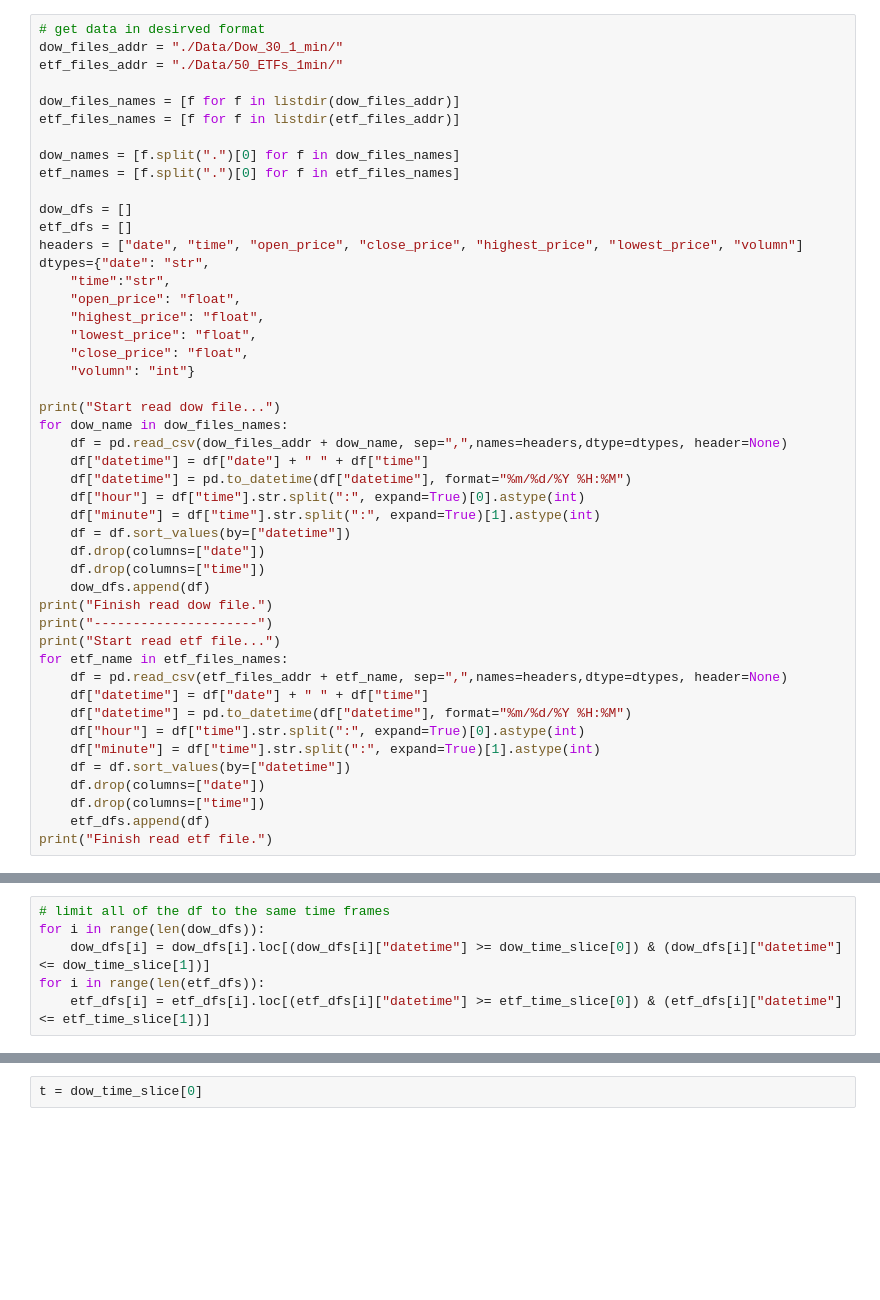
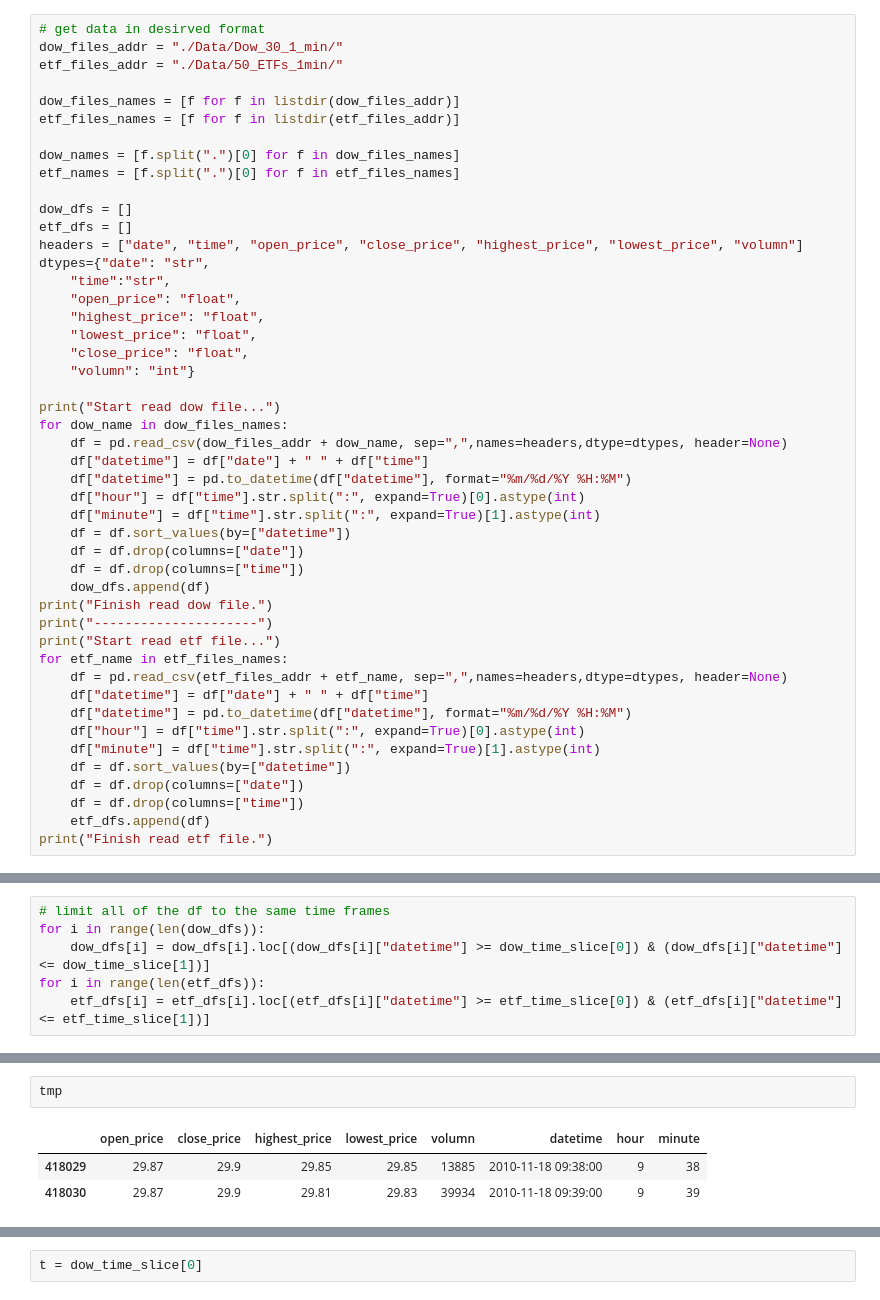
Before and after one commit to troyyxk/correlation_gcn_lstm_prediction, a Jupyter notebook: main.ipynb, the cells around one changed output, grey strips where cells are left out. Drawn from its saved outputs; the diff is of its cells as text; blank space fills up the shorter version.

```diff
--- a/main.ipynb
+++ b/main.ipynb
@@ -34,8 +34,8 @@ for dow_name in dow_files_names:
     df["hour"] = df["time"].str.split(":", expand=True)[0].astype(int)
     df["minute"] = df["time"].str.split(":", expand=True)[1].astype(int)
     df = df.sort_values(by=["datetime"])
-    df.drop(columns=["date"])
-    df.drop(columns=["time"])
+    df = df.drop(columns=["date"])
+    df = df.drop(columns=["time"])
     dow_dfs.append(df)
 print("Finish read dow file.")
 print("---------------------")
@@ -47,8 +47,8 @@ for etf_name in etf_files_names:
     df["hour"] = df["time"].str.split(":", expand=True)[0].astype(int)
     df["minute"] = df["time"].str.split(":", expand=True)[1].astype(int)
     df = df.sort_values(by=["datetime"])
-    df.drop(columns=["date"])
-    df.drop(columns=["time"])
+    df = df.drop(columns=["date"])
+    df = df.drop(columns=["time"])
     etf_dfs.append(df)
 print("Finish read etf file.")
 # %% [output]
@@ -158,0 +214,6 @@ pandas._libs.tslibs.timestamps.Timestamp
+# %%
+tmp
+# %% [output]
+|  | open_price | close_price | highest_price | lowest_price | volumn | datetime | hour | minute |
+| 418029 | 29.87 | 29.9 | 29.85 | 29.85 | 13885 | 2010-11-18 09:38:00 | 9 | 38 |
+| 418030 | 29.87 | 29.9 | 29.81 | 29.83 | 39934 | 2010-11-18 09:39:00 | 9 | 39 |
```
Also changed, not shown: parts of 9 cells of this notebook.
